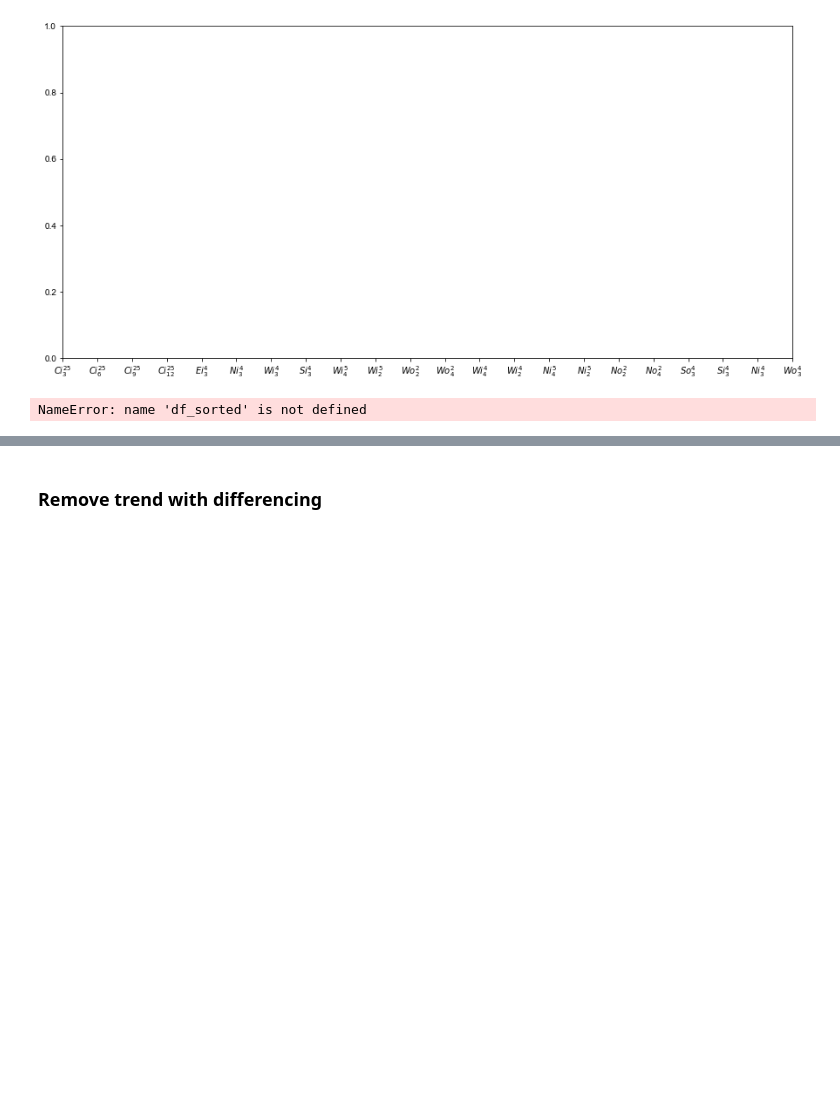
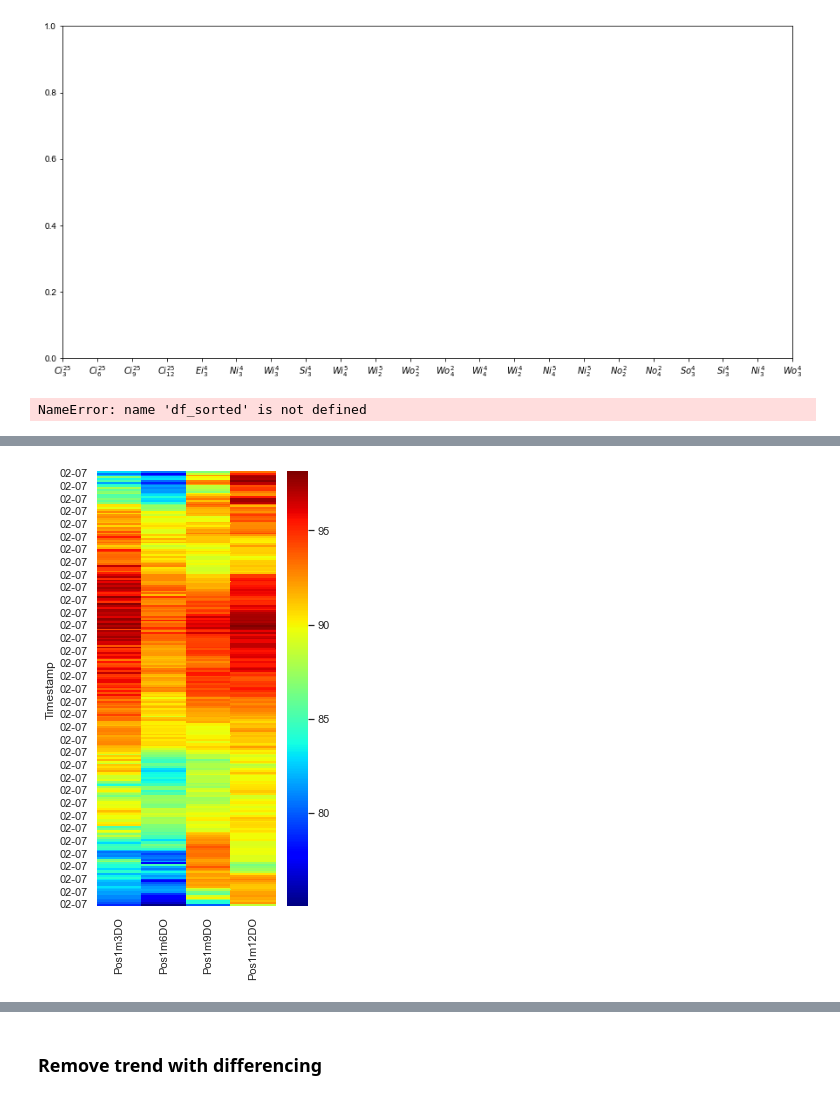
Before and after one commit to larsmmo/Master, a Jupyter notebook: visualization/visualization.ipynb, the cells around one changed output, grey strips where cells are left out. Cells and saved outputs as stored; diff of their text form; code cells hidden in the pictures; blank space fills up the shorter version.

```diff
--- a/visualization/visualization.ipynb
+++ b/visualization/visualization.ipynb
@@ -386,9 +398,9 @@ ax = sns.heatmap(do_3m, cmap = 'viridis')
 # %%
 df_center = df[[col for col in df.columns if 'Pos1' in col and 'DO' in col]]
 df_center.index = df_center.index.strftime('%d-%m')
 
 plt.figure(figsize = (4,8))
-ax = sns.heatmap(df_center, cmap = 'jet')
-
-
+ax = sns.heatmap(df_center[60:300], cmap = 'jet')
 #ax.set_yticklabels(df_center.index.strftime('%d-%m-%Y'))
+# %% [output]
+[figure, added]
```
Also changed, not shown: parts of 21 cells of this notebook, 4 other files.
